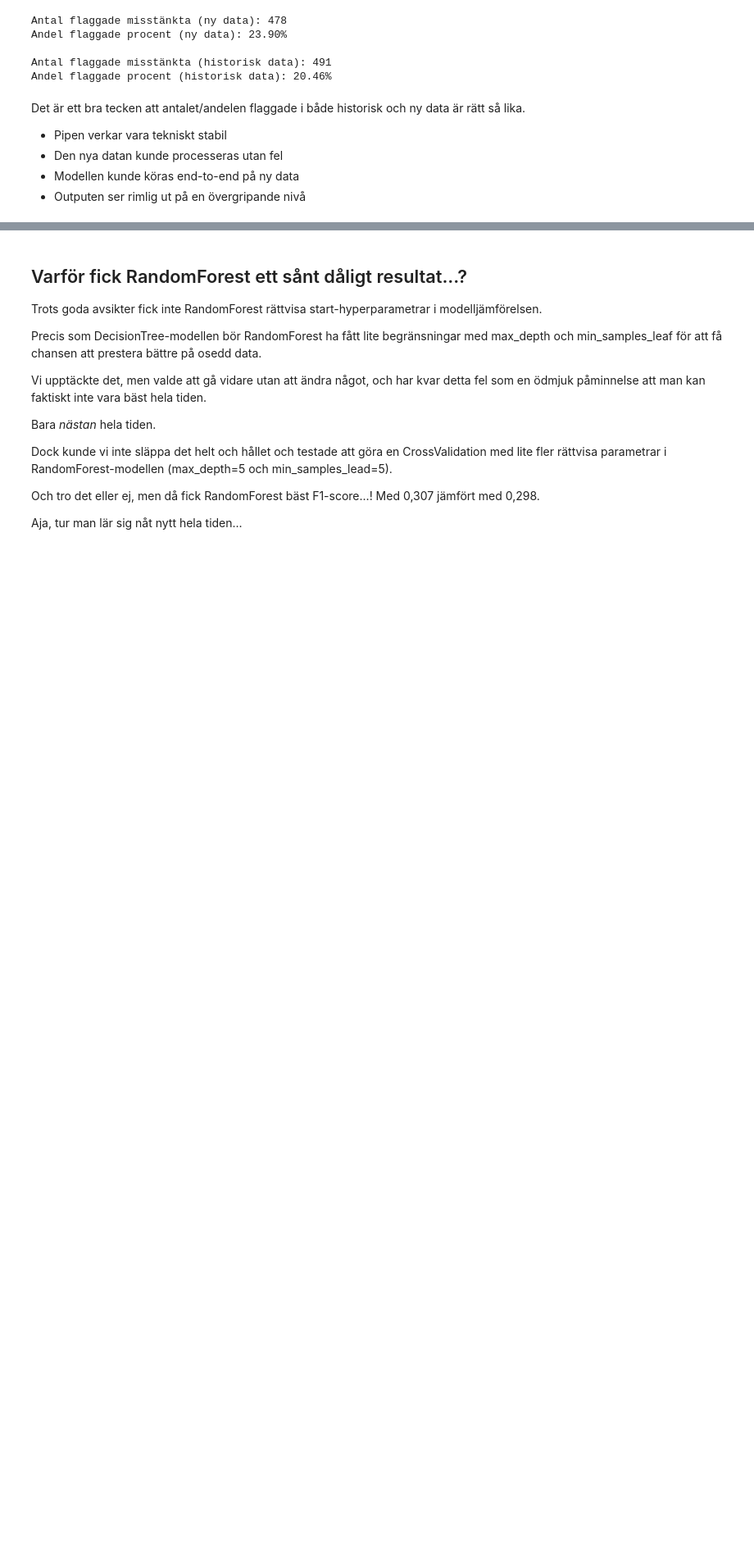
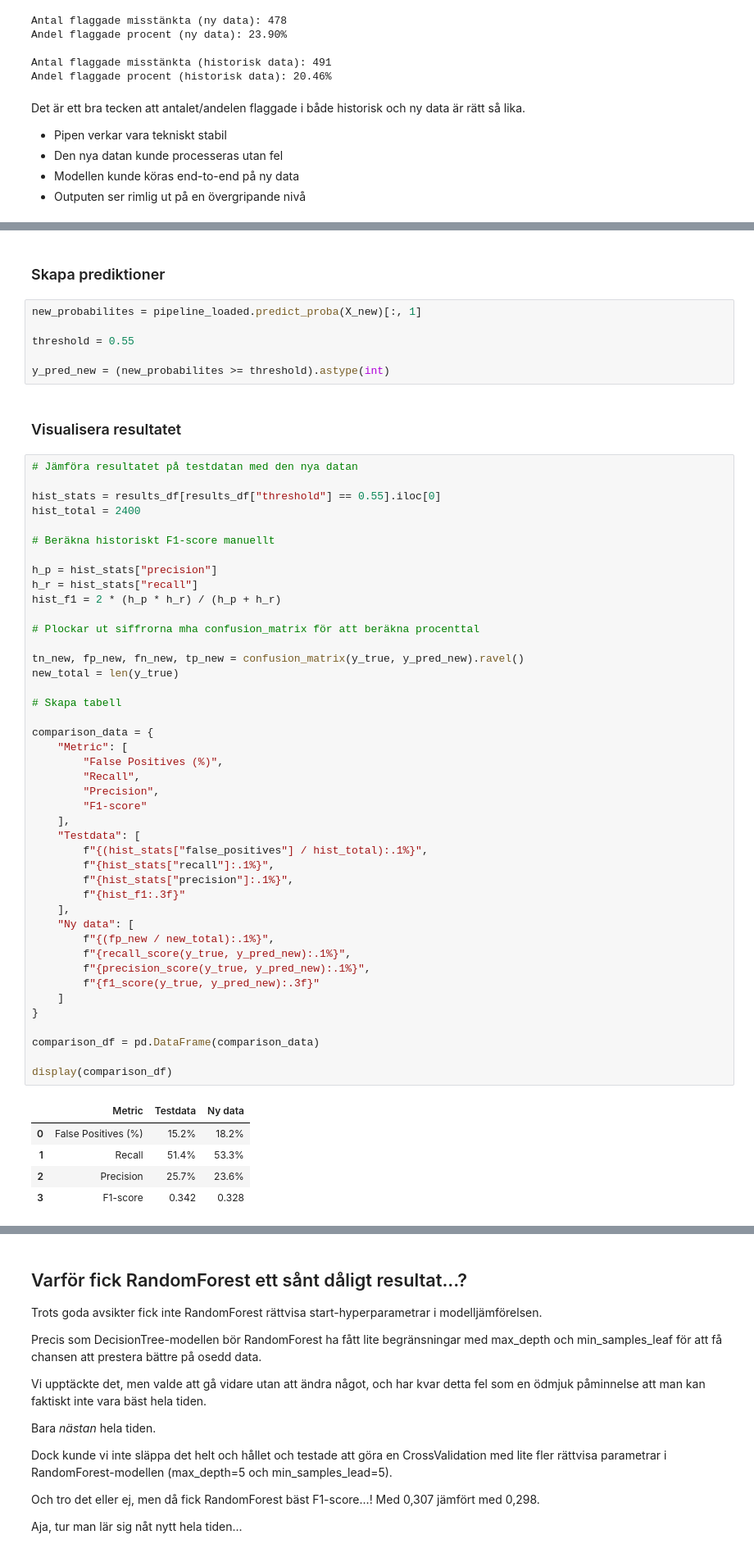
Before and after one commit to AlmaVasell/Grupparbete-MACHINELEARNING, a Jupyter notebook: report.ipynb, the cells around one changed output, grey strips where cells are left out. Shown at 82% size. Saved outputs shown, nothing was run; the diff lists cells and outputs as text; blank space fills up the shorter version.

```diff
--- a/report.ipynb
+++ b/report.ipynb
@@ -859,0 +866,59 @@ Det är ett bra tecken att antalet/andelen flaggade i både historisk och ny dat
+# %% [markdown]
+### Skapa prediktioner
+# %%
+new_probabilites = pipeline_loaded.predict_proba(X_new)[:, 1]
+
+threshold = 0.55
+
+y_pred_new = (new_probabilites >= threshold).astype(int)
+# %% [markdown]
+### Visualisera resultatet
+# %%
+# Jämföra resultatet på testdatan med den nya datan
+
+hist_stats = results_df[results_df["threshold"] == 0.55].iloc[0]
+hist_total = 2400
+
+# Beräkna historiskt F1-score manuellt
+
+h_p = hist_stats["precision"]
+h_r = hist_stats["recall"]
+hist_f1 = 2 * (h_p * h_r) / (h_p + h_r)
+
+# Plockar ut siffrorna mha confusion_matrix för att beräkna procenttal
+
+tn_new, fp_new, fn_new, tp_new = confusion_matrix(y_true, y_pred_new).ravel()
+new_total = len(y_true)
+
+# Skapa tabell
+
+comparison_data = {
+    "Metric": [
+        "False Positives (%)",
+        "Recall",
+        "Precision",
+        "F1-score"
+    ],
+    "Testdata": [
+        f"{(hist_stats["false_positives"] / hist_total):.1%}",
+        f"{hist_stats["recall"]:.1%}",
+        f"{hist_stats["precision"]:.1%}",
+        f"{hist_f1:.3f}"
+    ],
+    "Ny data": [
+        f"{(fp_new / new_total):.1%}",
+        f"{recall_score(y_true, y_pred_new):.1%}",
+        f"{precision_score(y_true, y_pred_new):.1%}",
+        f"{f1_score(y_true, y_pred_new):.3f}"
+    ]
+}
+
+comparison_df = pd.DataFrame(comparison_data)
+
+display(comparison_df)
+# %% [output]
+|  | Metric | Testdata | Ny data |
+| 0 | False Positives (%) | 15.2% | 18.2% |
+| 1 | Recall | 51.4% | 53.3% |
+| 2 | Precision | 25.7% | 23.6% |
+| 3 | F1-score | 0.342 | 0.328 |
```
Also changed, not shown: parts of 10 cells of this notebook, 3 other files.
